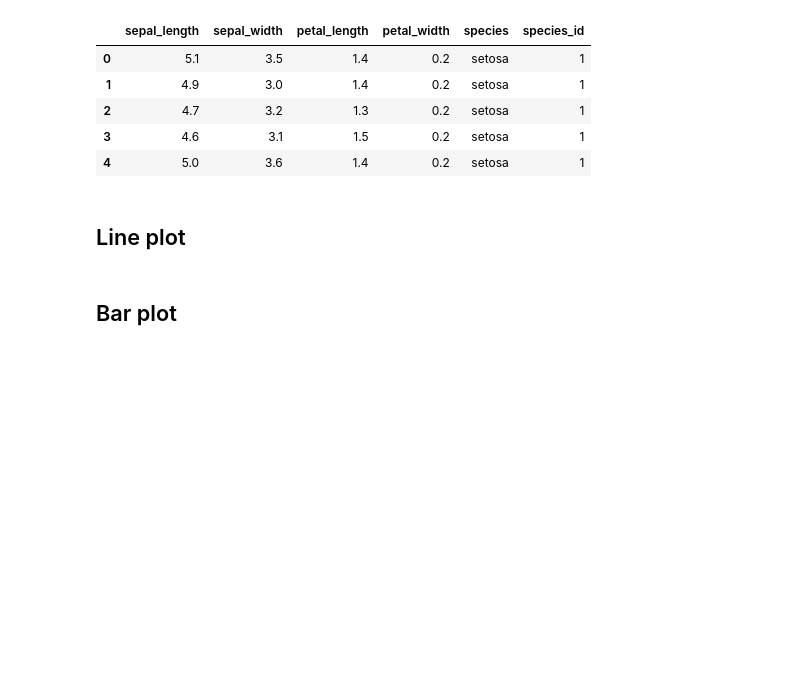
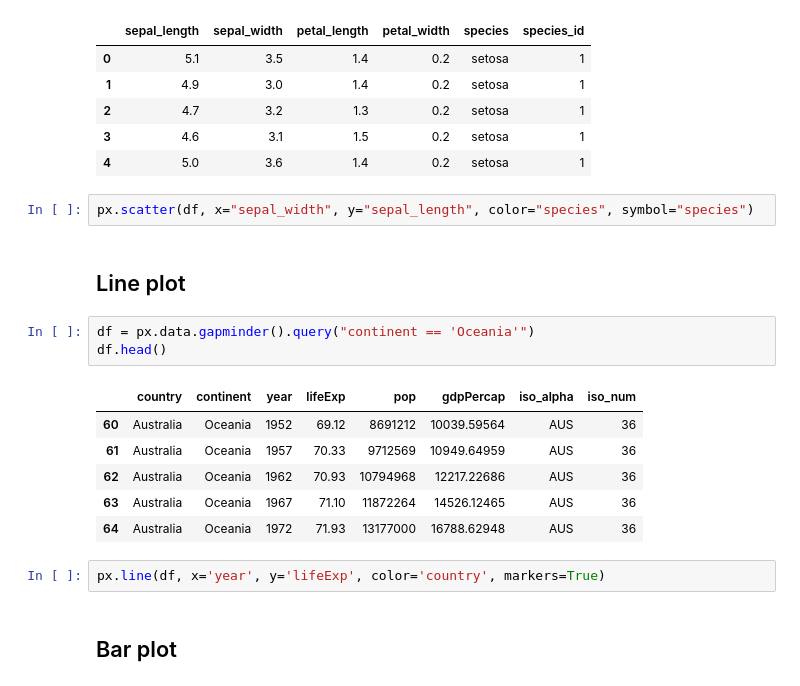
Before and after one commit to lubsar/EFREI-Introduction-to-Machine-Learning, a Jupyter notebook: iml_10.ipynb, the cells around one changed output. Saved outputs shown, nothing was run; the diff lists cells and outputs as text; blank space fills up the shorter version.

```diff
--- a/iml_10.ipynb
+++ b/iml_10.ipynb
@@ -42,7 +42,21 @@ df.head()
 | 2 | 4.7 | 3.2 | 1.3 | 0.2 | setosa | 1 |
 | 3 | 4.6 | 3.1 | 1.5 | 0.2 | setosa | 1 |
 | 4 | 5.0 | 3.6 | 1.4 | 0.2 | setosa | 1 |
+# %%
+px.scatter(df, x="sepal_width", y="sepal_length", color="species", symbol="species")
 # %% [markdown]
 ## Line plot
+# %%
+df = px.data.gapminder().query("continent == 'Oceania'")
+df.head()
+# %% [output]
+|  | country | continent | year | lifeExp | pop | gdpPercap | iso_alpha | iso_num |
+| 60 | Australia | Oceania | 1952 | 69.12 | 8691212 | 10039.59564 | AUS | 36 |
+| 61 | Australia | Oceania | 1957 | 70.33 | 9712569 | 10949.64959 | AUS | 36 |
+| 62 | Australia | Oceania | 1962 | 70.93 | 10794968 | 12217.22686 | AUS | 36 |
+| 63 | Australia | Oceania | 1967 | 71.10 | 11872264 | 14526.12465 | AUS | 36 |
+| 64 | Australia | Oceania | 1972 | 71.93 | 13177000 | 16788.62948 | AUS | 36 |
+# %%
+px.line(df, x='year', y='lifeExp', color='country', markers=True)
 # %% [markdown]
 ## Bar plot
```
Also changed, not shown: parts of 21 cells of this notebook, 2 other files.
